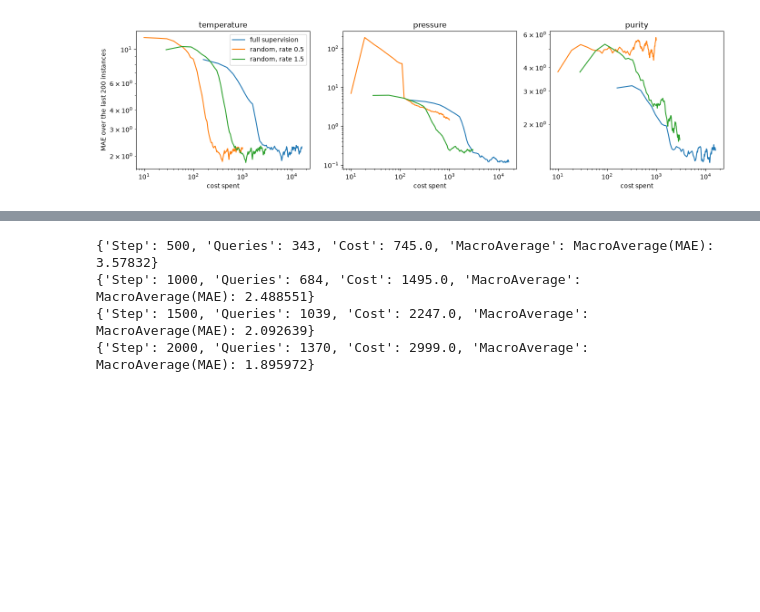
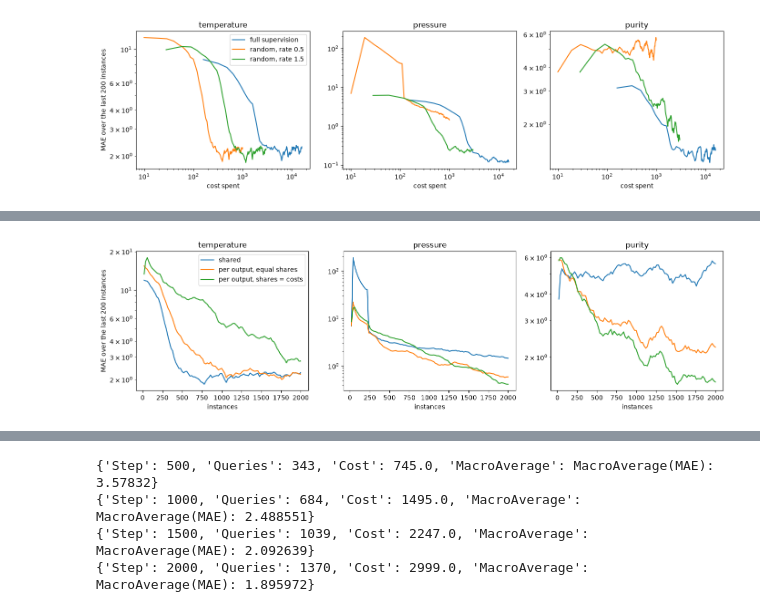
Before and after one commit to vitor-costa-garcia/fishladder, a Jupyter notebook: notebooks/01_quickstart.ipynb, the cells around one changed output, grey strips where cells are left out. Saved outputs shown, nothing was run; the diff lists cells and outputs as text; code cells hidden in the pictures; blank space fills up the shorter version.

```diff
--- a/notebooks/01_quickstart.ipynb
+++ b/notebooks/01_quickstart.ipynb
@@ -161,0 +162,18 @@ it yields the state of the evaluation every `step` instances.
+# %%
+import pandas as pd
+
+budgets = {
+    "shared": fl.budget.RateBudget(0.5),
+    "per output, equal shares": fl.budget.PerOutput(fl.budget.RateBudget(0.5)),
+    "per output, shares = costs": fl.budget.PerOutput(fl.budget.RateBudget(0.5), shares=COSTS),
+}
+
+queries = {}
+curves = {}
+for name, budget in budgets.items():
+    strategy = fl.strategy.RandomPerOutput(p=0.5, seed=42)
+    log = fl.evaluate.prequential(process_stream(2000), make_model(), strategy, budget, COSTS)
+    queries[name] = log.to_frame().groupby("output")["queried"].sum()
+    curves[name] = fl.metrics.curve(log, utils.Rolling(metrics.MAE, window_size=200), every=20)
+
+pd.DataFrame(queries)
@@ -161,0 +191,12 @@ it yields the state of the evaluation every `step` instances.
+# %%
+fig, axes = plt.subplots(1, 3, figsize=(14, 4))
+for ax, output in zip(axes, OUTPUTS):
+    for name, curve in curves.items():
+        c = curve[curve["output"] == output]
+        ax.plot(c["step"], c["value"], label=name)
+    ax.set(title=output, xlabel="instances", yscale="log")
+axes[0].set_ylabel("MAE over the last 200 instances")
+axes[0].legend()
+fig.tight_layout()
+# %% [output]
+[figure, added]
```
Also changed, not shown: parts of 4 cells of this notebook, 4 other files.
